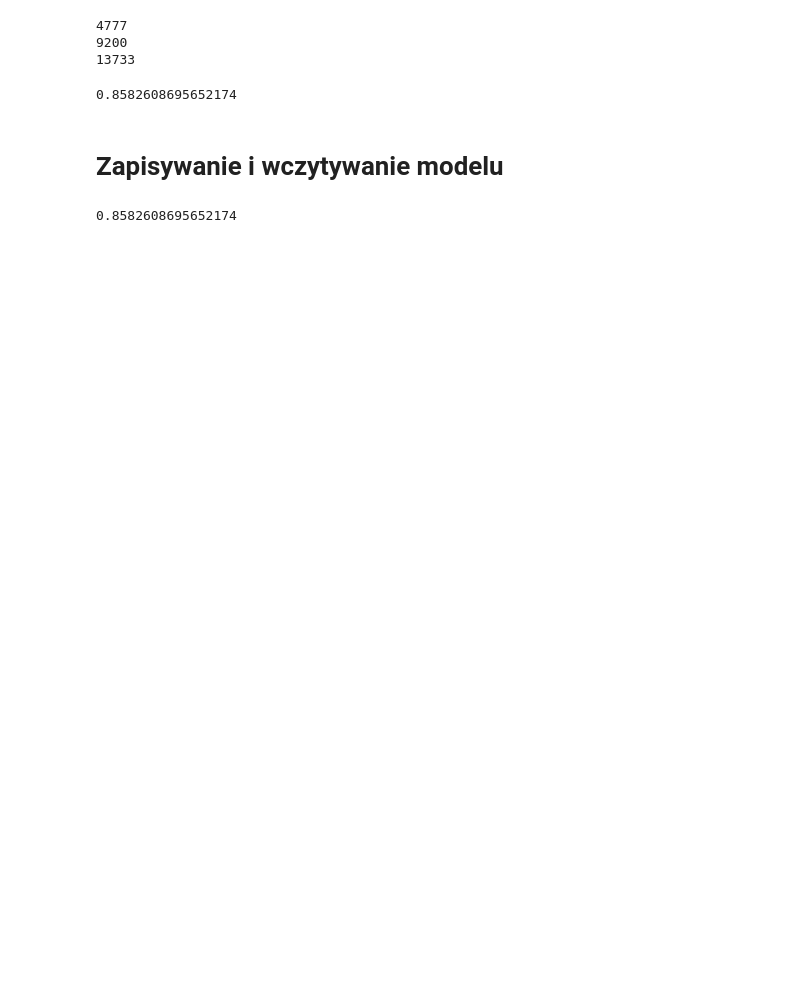
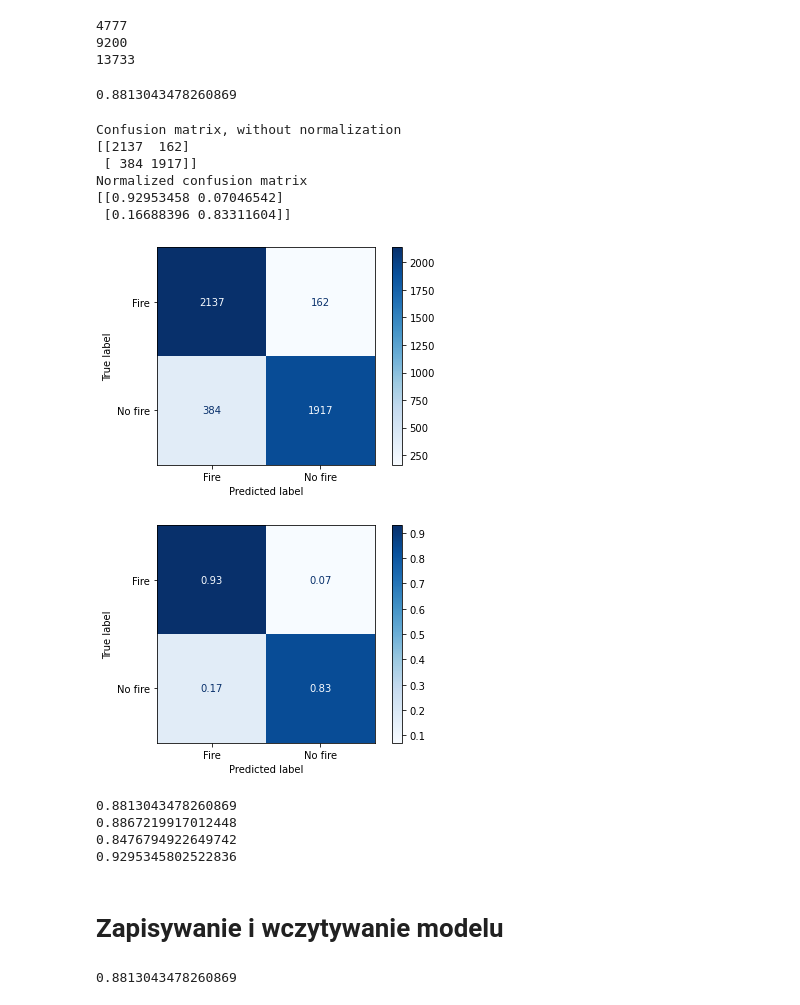
Before and after one commit to 123kubix123/bme688-fire, a Jupyter notebook: python-model-training.ipynb, the cells around one changed output. Cells and saved outputs as stored; diff of their text form; code cells hidden in the pictures; blank space fills up the shorter version.

Commit message:
update metrics

```diff
--- a/python-model-training.ipynb
+++ b/python-model-training.ipynb
@@ -49,11 +89,52 @@ from sklearn.datasets import make_classification
 from sklearn.model_selection import train_test_split
 
 X_train, X_test, y_train, y_test = train_test_split(X, y)
-clf = MLPClassifier(hidden_layer_sizes=(32,32,32,32,32,32), activation='logistic', random_state=100, max_iter=20000).fit(X_train, y_train)
+clf = MLPClassifier(hidden_layer_sizes=(32,32,32), activation='logistic',
+                    random_state=100, max_iter=200).fit(X_train, y_train)
 
 clf.score(X_test, y_test)
 # %% [output]
-0.8582608695652174
+0.8813043478260869
+# %%
+# from sklearn.metrics import confusion_matrix,ConfusionMatrixDisplay
+import matplotlib.pyplot as plt
+y_pred = clf.predict(X_test)
+
+for title, normalize in titles_options:
+    disp = ConfusionMatrixDisplay.from_estimator(
+        clf,
+        X_test,
+        y_test,
+        display_labels=["Fire", "No fire"],
+        cmap=plt.cm.Blues,
+        normalize=normalize,
+    )
+    #disp.ax_.set_title(title)
+
+    print(title)
+    print(disp.confusion_matrix)
+
+plt.show()
+# %% [output]
+Confusion matrix, without normalization
+[[2137  162]
+ [ 384 1917]]
+Normalized confusion matrix
+[[0.92953458 0.07046542]
+ [0.16688396 0.83311604]]
+[figure, added]
+[figure, added]
+# %%
+from sklearn.metrics import accuracy_score, f1_score, precision_score, recall_score
+print(accuracy_score(y_test, y_pred))
+print(f1_score(y_test, y_pred))
+print(precision_score(y_test, y_pred))
+print(recall_score(y_test, y_pred))
+# %% [output]
+0.8813043478260869
+0.8867219917012448
+0.8476794922649742
+0.9295345802522836
 # %% [markdown]
 # Zapisywanie i wczytywanie modelu
 # %%
@@ -66,4 +147,4 @@ loaded_model = pickle.load(open(filename, 'rb'))
 result = loaded_model.score(X_test, y_test)
 print(result)
 # %% [output]
-0.8582608695652174
+0.8813043478260869
```
Also changed, not shown: parts of 5 cells of this notebook, 1 other file.
